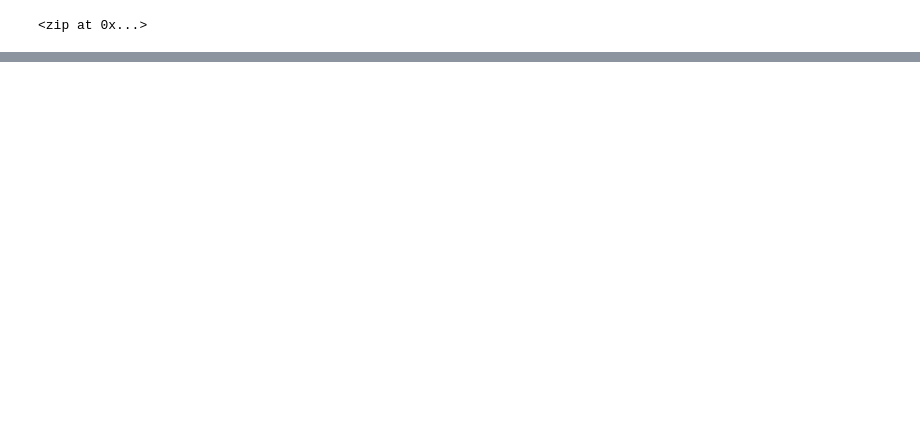
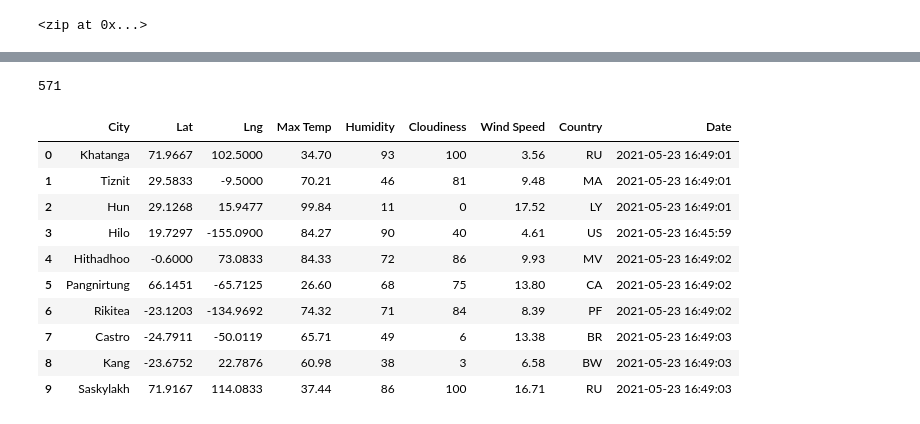
Before and after one commit to adampaseltiner/World_Weather_Analysis, a Jupyter notebook: WeatherPy.ipynb, the cells around one changed output, grey strips where cells are left out. Drawn from its saved outputs; the diff is of its cells as text; code cells hidden in the pictures; blank space fills up the shorter version.

```diff
--- a/WeatherPy.ipynb
+++ b/WeatherPy.ipynb
@@ -33,0 +34,10 @@ len(cities)
+# %%
+# Import the datetime module from the datetime library.
+from datetime import datetime
+
+# Import the requests library.
+import requests as req
+
+# Import the API key.
+from config import weather_api_key
+url = "http://api.openweathermap.org/data/2.5/weather?units=Imperial&APPID=" + weather_api_key
@@ -33,0 +121,20 @@ len(cities)
+# %%
+len(city_data)
+# %% [output]
+571
+# %%
+# Convert the array of dictionaries to a Pandas DataFrame.
+city_data_df = pd.DataFrame(city_data)
+city_data_df.head(10)
+# %% [output]
+|  | City | Lat | Lng | Max Temp | Humidity | Cloudiness | Wind Speed | Country | Date |
+| 0 | Khatanga | 71.9667 | 102.5000 | 34.70 | 93 | 100 | 3.56 | RU | 2021-05-23 16:49:01 |
+| 1 | Tiznit | 29.5833 | -9.5000 | 70.21 | 46 | 81 | 9.48 | MA | 2021-05-23 16:49:01 |
+| 2 | Hun | 29.1268 | 15.9477 | 99.84 | 11 | 0 | 17.52 | LY | 2021-05-23 16:49:01 |
+| 3 | Hilo | 19.7297 | -155.0900 | 84.27 | 90 | 40 | 4.61 | US | 2021-05-23 16:45:59 |
+| 4 | Hithadhoo | -0.6000 | 73.0833 | 84.33 | 72 | 86 | 9.93 | MV | 2021-05-23 16:49:02 |
+| 5 | Pangnirtung | 66.1451 | -65.7125 | 26.60 | 68 | 75 | 13.80 | CA | 2021-05-23 16:49:02 |
+| 6 | Rikitea | -23.1203 | -134.9692 | 74.32 | 71 | 84 | 8.39 | PF | 2021-05-23 16:49:02 |
+| 7 | Castro | -24.7911 | -50.0119 | 65.71 | 49 | 6 | 13.38 | BR | 2021-05-23 16:49:03 |
+| 8 | Kang | -23.6752 | 22.7876 | 60.98 | 38 | 3 | 6.58 | BW | 2021-05-23 16:49:03 |
+| 9 | Saskylakh | 71.9167 | 114.0833 | 37.44 | 86 | 100 | 16.71 | RU | 2021-05-23 16:49:03 |
```
Also changed, not shown: parts of 4 cells of this notebook, 2 other files.
